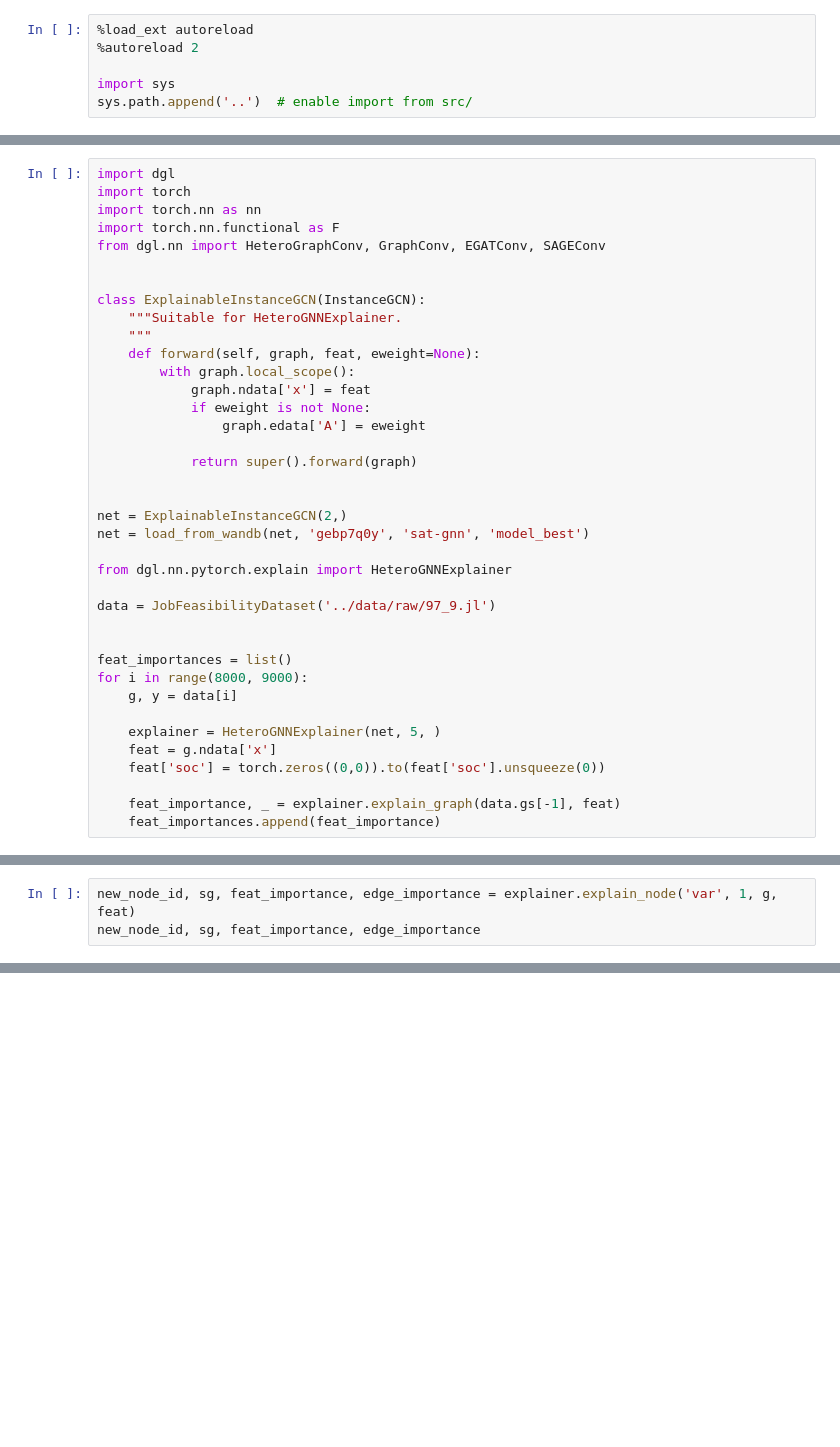
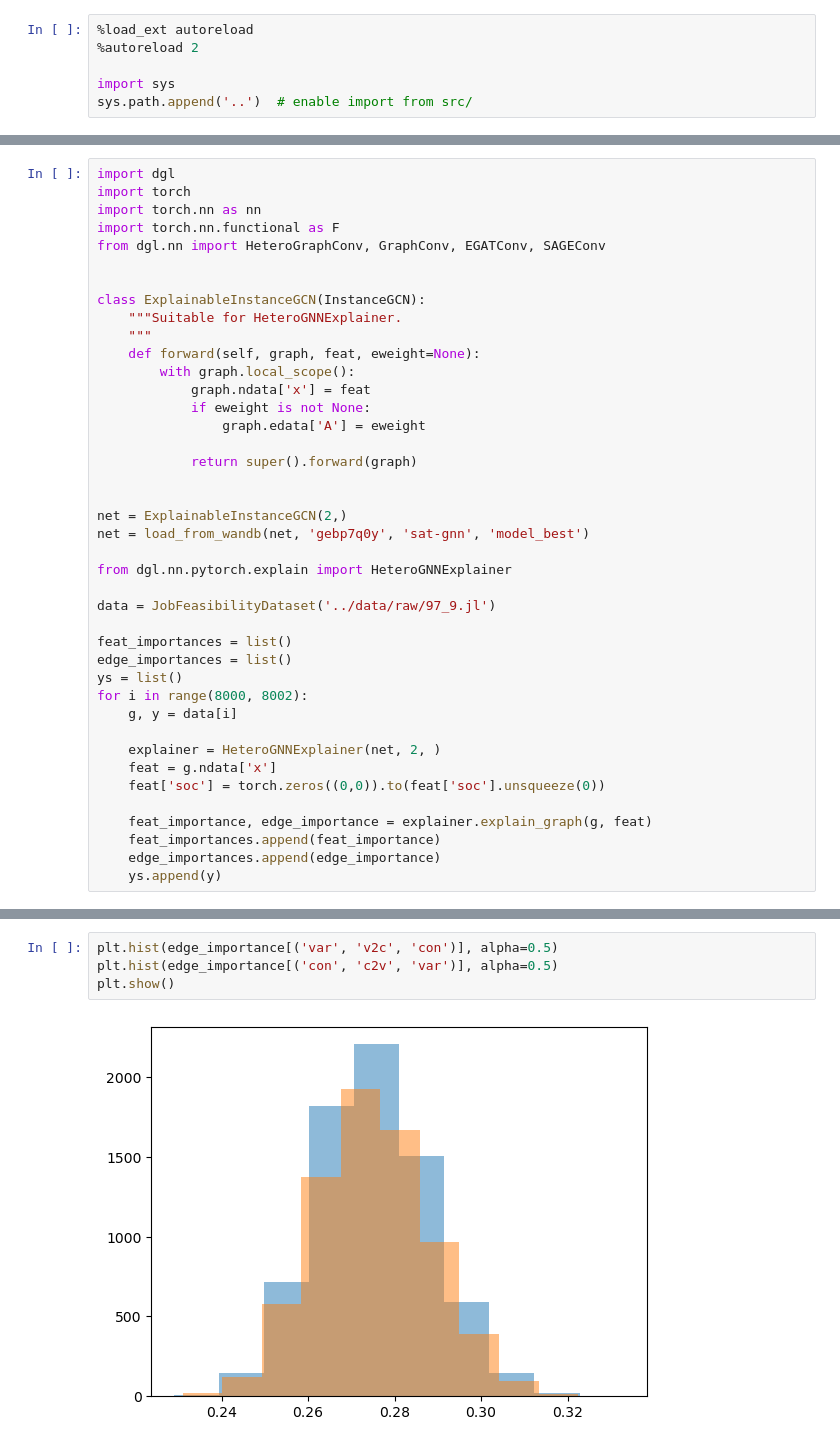
Before and after one commit to gos-ufsc/sat-gnn, a Jupyter notebook: notebooks/2.2-bmp-explainer.ipynb, the cells around one changed output, grey strips where cells are left out. Drawn from its saved outputs; the diff is of its cells as text; blank space fills up the shorter version.

```diff
--- a/notebooks/2.2-bmp-explainer.ipynb
+++ b/notebooks/2.2-bmp-explainer.ipynb
@@ -42,14 +48,17 @@ from dgl.nn.pytorch.explain import HeteroGNNExplainer
 
 data = JobFeasibilityDataset('../data/raw/97_9.jl')
 
-
 feat_importances = list()
-for i in range(8000, 9000):
+edge_importances = list()
+ys = list()
+for i in range(8000, 8002):
     g, y = data[i]
 
-    explainer = HeteroGNNExplainer(net, 5, )
+    explainer = HeteroGNNExplainer(net, 2, )
     feat = g.ndata['x']
     feat['soc'] = torch.zeros((0,0)).to(feat['soc'].unsqueeze(0))
 
-    feat_importance, _ = explainer.explain_graph(data.gs[-1], feat)
+    feat_importance, edge_importance = explainer.explain_graph(g, feat)
     feat_importances.append(feat_importance)
+    edge_importances.append(edge_importance)
+    ys.append(y)
@@ -72,3 +67,0 @@ plt.hist(edge_importance[('con', 'c2v', 'var')], bins=20)
-# %%
-new_node_id, sg, feat_importance, edge_importance = explainer.explain_node('var', 1, g, feat)
-new_node_id, sg, feat_importance, edge_importance
@@ -145,0 +111,6 @@ acc.compute(), f1.compute()
+# %%
+plt.hist(edge_importance[('var', 'v2c', 'con')], alpha=0.5)
+plt.hist(edge_importance[('con', 'c2v', 'var')], alpha=0.5)
+plt.show()
+# %% [output]
+[figure, added]
```
Also changed, not shown: parts of 28 cells of this notebook, 3 other files.
